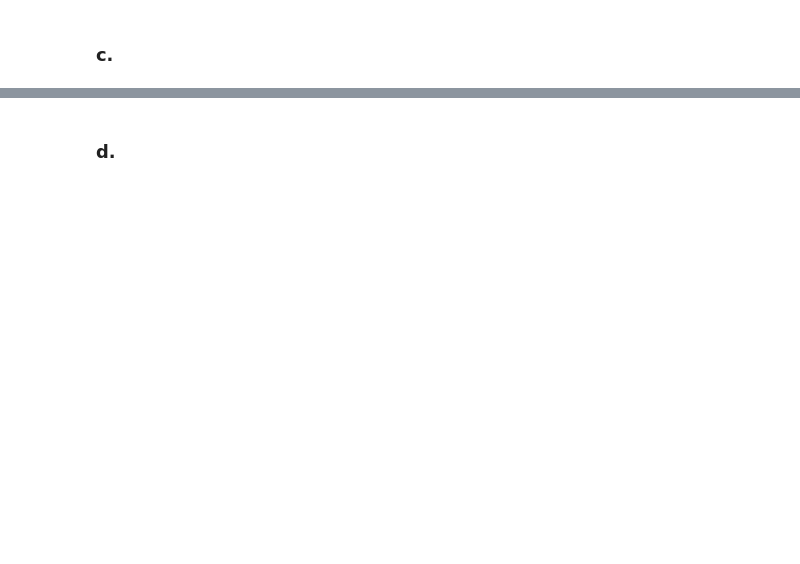
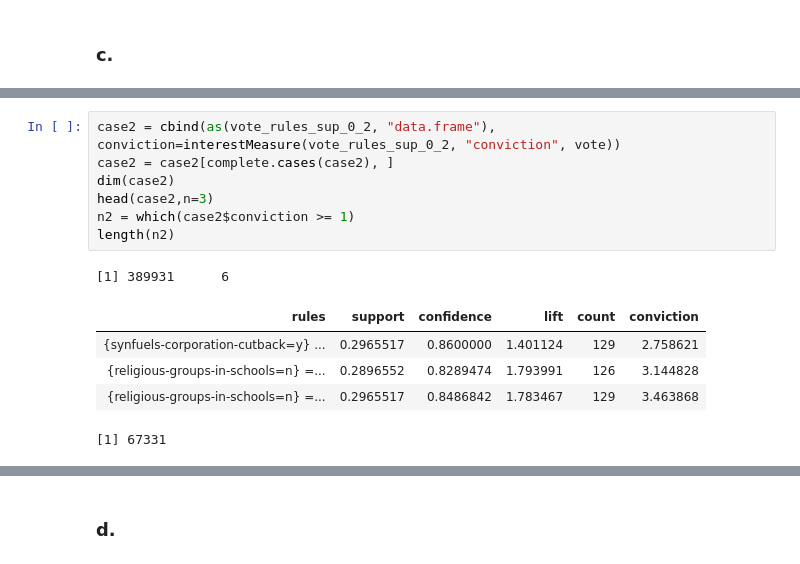
Before and after one commit to pedromartinho/sad, a Jupyter notebook: lab2/lab2_R.ipynb, the cells around one changed output, grey strips where cells are left out. Cells and saved outputs as stored; diff of their text form; blank space fills up the shorter version.

```diff
--- a/lab2/lab2_R.ipynb
+++ b/lab2/lab2_R.ipynb
@@ -244,0 +279,14 @@ inspect(head(sort(vote_rules, by="lift"),n=3))
+# %%
+case2 = cbind(as(vote_rules_sup_0_2, "data.frame"), conviction=interestMeasure(vote_rules_sup_0_2, "conviction", vote))
+case2 = case2[complete.cases(case2), ]
+dim(case2)
+head(case2,n=3)
+n2 = which(case2$conviction >= 1)
+length(n2)
+# %% [output]
+[1] 389931      6
+| rules | support | confidence | lift | count | conviction |
+| {synfuels-corporation-cutback=y} ... | 0.2965517 | 0.8600000 | 1.401124 | 129 | 2.758621 |
+| {religious-groups-in-schools=n} =... | 0.2896552 | 0.8289474 | 1.793991 | 126 | 3.144828 |
+| {religious-groups-in-schools=n} =... | 0.2965517 | 0.8486842 | 1.783467 | 129 | 3.463868 |
+[1] 67331
```
Also changed, not shown: parts of 26 cells of this notebook.
